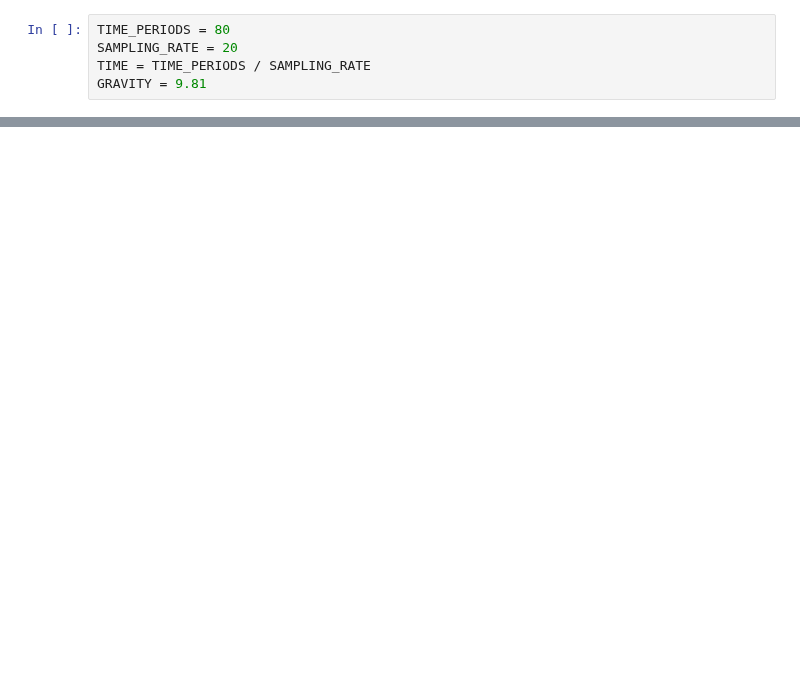
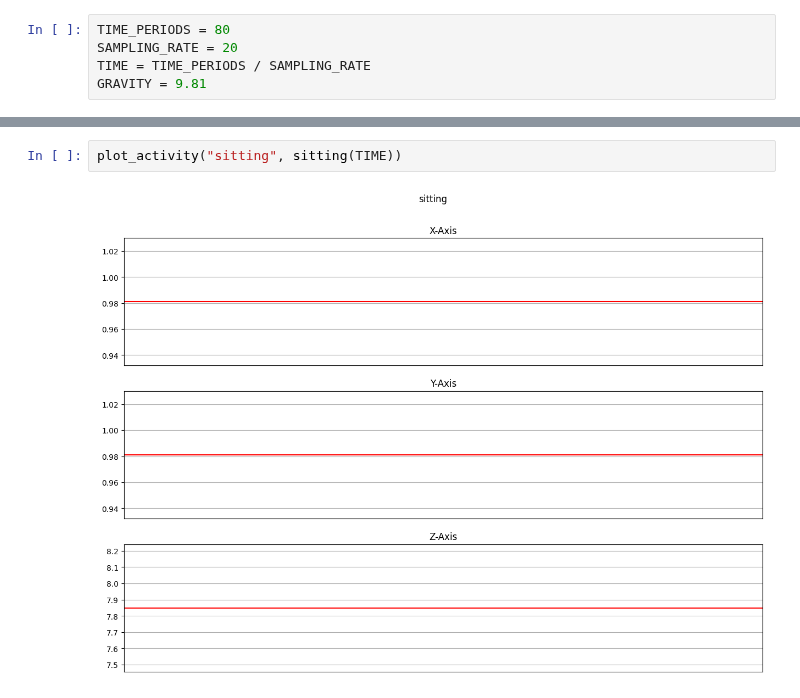
Before and after one commit to rakawanegan/humanactivityrecognition_portfolio, a Jupyter notebook: inputbased_analyze.ipynb, the cells around one changed output, grey strips where cells are left out. Saved outputs shown, nothing was run; the diff lists cells and outputs as text; blank space fills up the shorter version.

```diff
--- a/inputbased_analyze.ipynb
+++ b/inputbased_analyze.ipynb
@@ -67,0 +63,4 @@ plot_activity("standing", standing(TIME))
+# %%
+plot_activity("sitting", sitting(TIME))
+# %% [output]
+[figure, added]
```
Also changed, not shown: parts of 7 cells of this notebook.
